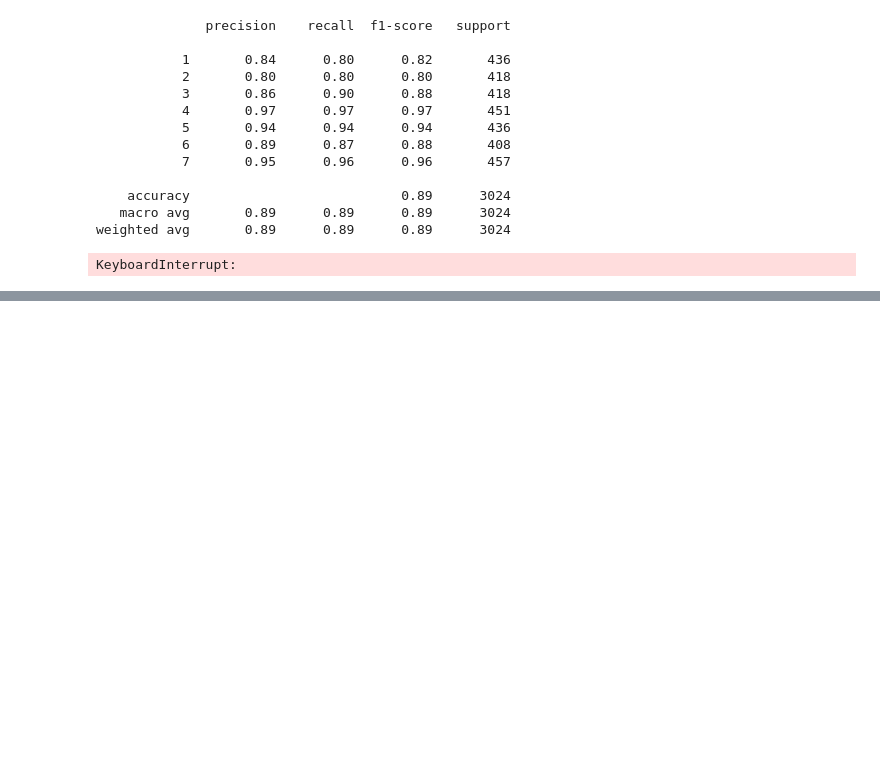
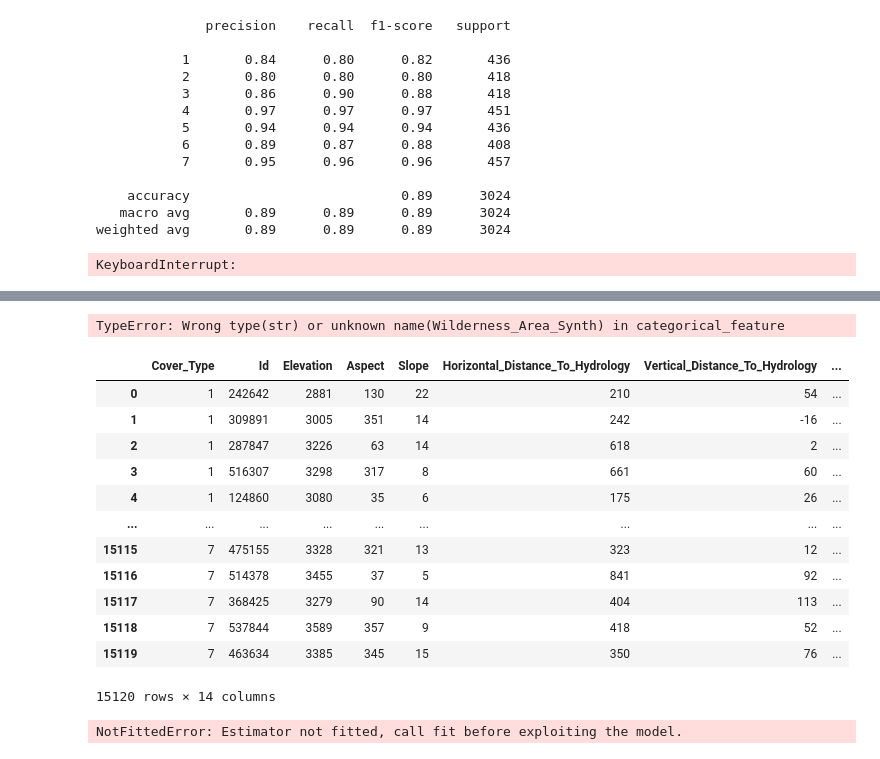
Before and after one commit to matthieudelsart/cover-type-prediction-challenge, a Jupyter notebook: matt_general.ipynb, the cells around one changed output, grey strips where cells are left out. Saved outputs shown, nothing was run; the diff lists cells and outputs as text; code cells hidden in the pictures; blank space fills up the shorter version.

```diff
--- a/matt_general.ipynb
+++ b/matt_general.ipynb
@@ -840,0 +846,9 @@ IWCV_ovs_km(pipe, ovs_strat={ovs_strat={1: 15_000, 2: 15_000}})
+# %%
+soil_types = [f"Soil_Type{i}" for i in range(1, 41)]
+wilderness_areas = [f"Wilderness_Area{i}" for i in range(1,5)]
+df_test["Wilderness_Area_Synth"] = df_test[wilderness_areas] @ range(1,5)
+df_train["Wilderness_Area_Synth"] = df_train[wilderness_areas] @ range(1,5)
+df_test["Soil_Type_Synth"] = df_test[soil_types] @ range(1,41)
+df_train["Soil_Type_Synth"] = df_train[soil_types] @ range(1,41)
+df_train = df_train.drop(columns=wilderness_areas + soil_types)
+df_test = df_test.drop(columns=wilderness_areas + soil_types)
@@ -840,0 +955,24 @@ IWCV_ovs_km(pipe, ovs_strat={ovs_strat={1: 15_000, 2: 15_000}})
+# %%
+IWCV(df_train=df_train, predictor=clf, k_valid=20)
+# %% [output]
+TypeError: Wrong type(str) or unknown name(Wilderness_Area_Synth) in categorical_feature
+# %%
+df_train
+# %% [output]
+|  | Cover_Type | Id | Elevation | Aspect | Slope | Horizontal_Distance_To_Hydrology | Vertical_Distance_To_Hydrology | ... |
+| 0 | 1 | 242642 | 2881 | 130 | 22 | 210 | 54 | ... |
+| 1 | 1 | 309891 | 3005 | 351 | 14 | 242 | -16 | ... |
+| 2 | 1 | 287847 | 3226 | 63 | 14 | 618 | 2 | ... |
+| 3 | 1 | 516307 | 3298 | 317 | 8 | 661 | 60 | ... |
+| 4 | 1 | 124860 | 3080 | 35 | 6 | 175 | 26 | ... |
+| ... | ... | ... | ... | ... | ... | ... | ... | ... |
+| 15115 | 7 | 475155 | 3328 | 321 | 13 | 323 | 12 | ... |
+| 15116 | 7 | 514378 | 3455 | 37 | 5 | 841 | 92 | ... |
+| 15117 | 7 | 368425 | 3279 | 90 | 14 | 404 | 113 | ... |
+| 15118 | 7 | 537844 | 3589 | 357 | 9 | 418 | 52 | ... |
+| 15119 | 7 | 463634 | 3385 | 345 | 15 | 350 | 76 | ... |
+15120 rows × 14 columns
+# %%
+pd.Series(model.predict(df_test).round(0)).value_counts()
+# %% [output]
+NotFittedError: Estimator not fitted, call fit before exploiting the model.
```
Also changed, not shown: parts of 9 cells of this notebook, 3 other files.
